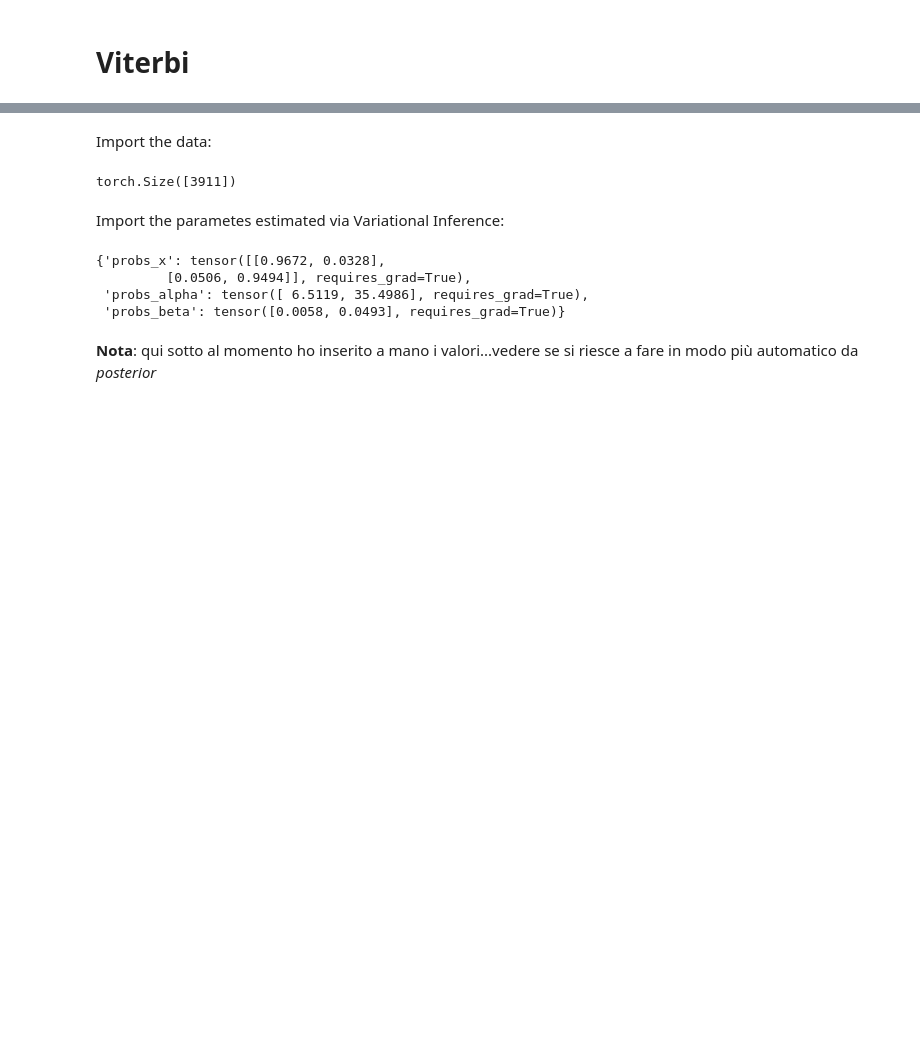
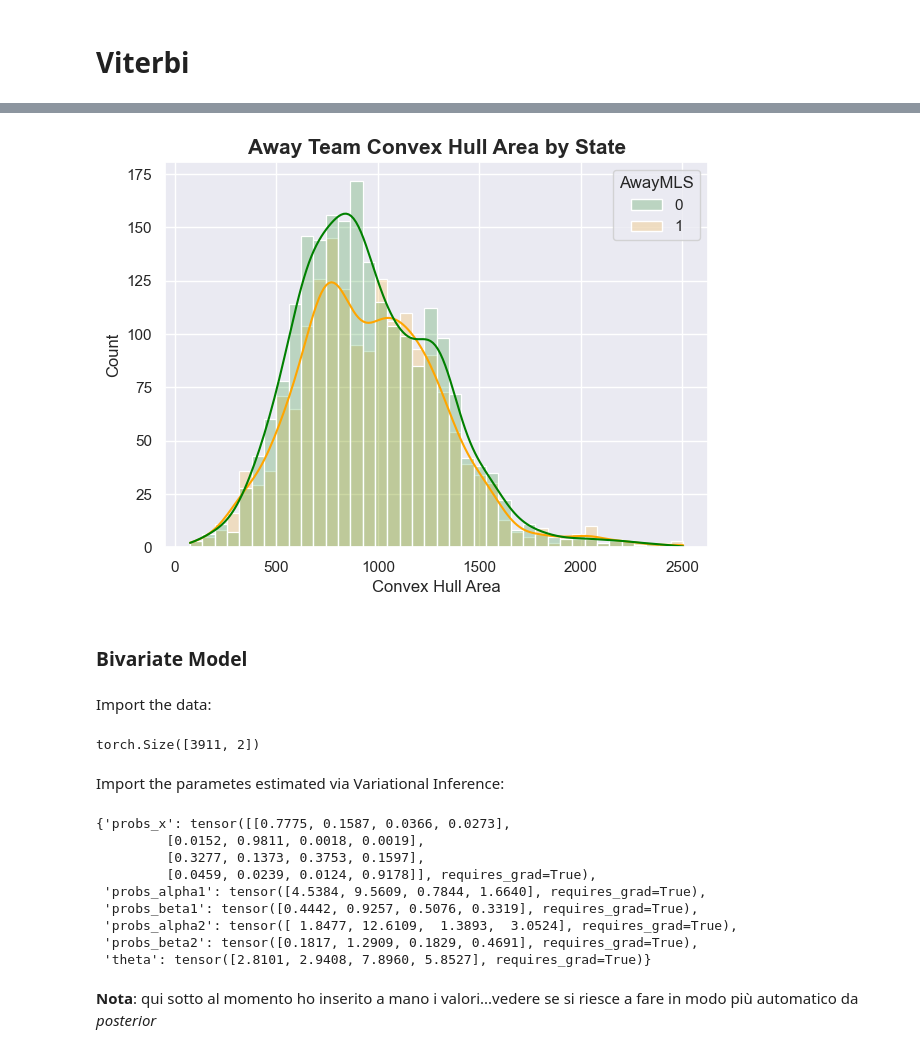
Before and after one commit to ValentinisAlessio/PML_exam, a Jupyter notebook: hmmpyro_tests/Viterbi.ipynb, the cells around one changed output, grey strips where cells are left out. Drawn from its saved outputs; the diff is of its cells as text; code cells hidden in the pictures; blank space fills up the shorter version.

```diff
--- a/hmmpyro_tests/Viterbi.ipynb
+++ b/hmmpyro_tests/Viterbi.ipynb
@@ -33,0 +104,10 @@ def gamma_viterbi_decoder(data, transition_matrix, shape_params, rate_params):
+# %%
+transition_matrix = torch.tensor([[0.9672, 0.0328],
+                                  [0.0506, 0.9494]])
+shape_params = torch.tensor([ 6.5119, 35.4986])
+rate_params = torch.tensor([0.0058, 0.0493])
+
+hidden_states = gamma_viterbi_decoder(x_sequence, transition_matrix=transition_matrix, shape_params=shape_params, rate_params=rate_params)
+# %%
+most_likely_states_A = np.array([int(state) for state in hidden_states])
+data["AwayMLS"]=most_likely_states_A
@@ -33,0 +135,11 @@ def gamma_viterbi_decoder(data, transition_matrix, shape_params, rate_params):
+# %%
+fig, ax = plt.subplots(1, 1, figsize=(7, 5))
+sns.histplot(data, x="AwayHull", hue="AwayMLS", kde=True, palette=class_colors,alpha=0.2)
+ax.set_xlabel("Convex Hull Area", fontsize=12, fontweight='normal');
+ax.set_ylabel("Count", fontsize=12, fontweight='normal');
+ax.set_title("Away Team Convex Hull Area by State", fontsize=15, fontweight='bold');
+fig.savefig("../plots/UnivariateHMM_StateDistribution_AwayTeam_matchday1.png",dpi=350)
+# %% [output]
+[figure, added]
+# %% [markdown]
+### Bivariate Model
@@ -34,21 +205,24 @@ def gamma_viterbi_decoder(data, transition_matrix, shape_params, rate_params):
 # %% [markdown]
 Import the data:
-# %%
-data = pd.read_csv("../data/hulls_df_compact_matchday1.csv")
-data = data.dropna()
-sequence = torch.tensor(data["AwayHull"].values)
-sequence.shape
-# %% [output]
-torch.Size([3911])
+# %%
+xy_sequence = torch.tensor(data[["HomeHull","AwayHull"]].values/100)
+xy_sequence.shape
+# %% [output]
+torch.Size([3911, 2])
 # %% [markdown]
 Import the parametes estimated via Variational Inference:
 # %%
-posterior=torch.load("parameters/singleHMM_away.pt")
+posterior=torch.load("parameters/doubleHMM_4states.pt")
 posterior
 # %% [output]
-{'probs_x': tensor([[0.9672, 0.0328],
-         [0.0506, 0.9494]], requires_grad=True),
- 'probs_alpha': tensor([ 6.5119, 35.4986], requires_grad=True),
- 'probs_beta': tensor([0.0058, 0.0493], requires_grad=True)}
+{'probs_x': tensor([[0.7775, 0.1587, 0.0366, 0.0273],
+         [0.0152, 0.9811, 0.0018, 0.0019],
+         [0.3277, 0.1373, 0.3753, 0.1597],
+         [0.0459, 0.0239, 0.0124, 0.9178]], requires_grad=True),
+ 'probs_alpha1': tensor([4.5384, 9.5609, 0.7844, 1.6640], requires_grad=True),
+ 'probs_beta1': tensor([0.4442, 0.9257, 0.5076, 0.3319], requires_grad=True),
+ 'probs_alpha2': tensor([ 1.8477, 12.6109,  1.3893,  3.0524], requires_grad=True),
+ 'probs_beta2': tensor([0.1817, 1.2909, 0.1829, 0.4691], requires_grad=True),
+ 'theta': tensor([2.8101, 2.9408, 7.8960, 5.8527], requires_grad=True)}
 # %% [markdown]
 **Nota**: qui sotto al momento ho inserito a mano i valori...vedere se si riesce a fare in modo più automatico da *posterior*
```
Also changed, not shown: parts of 23 cells of this notebook, 11 other files.
